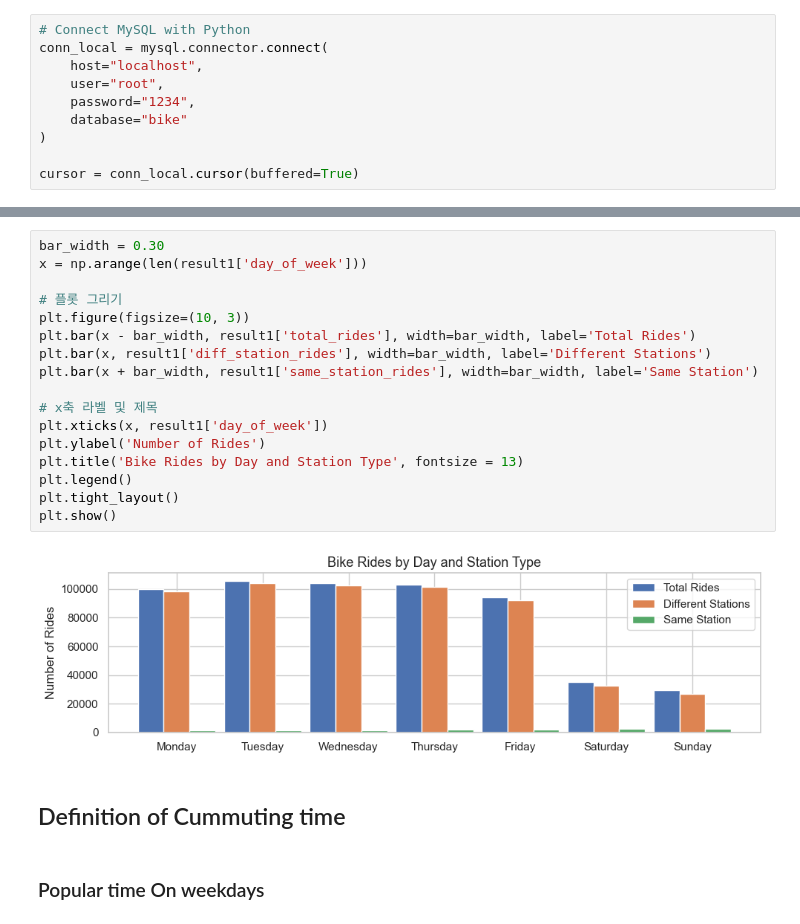
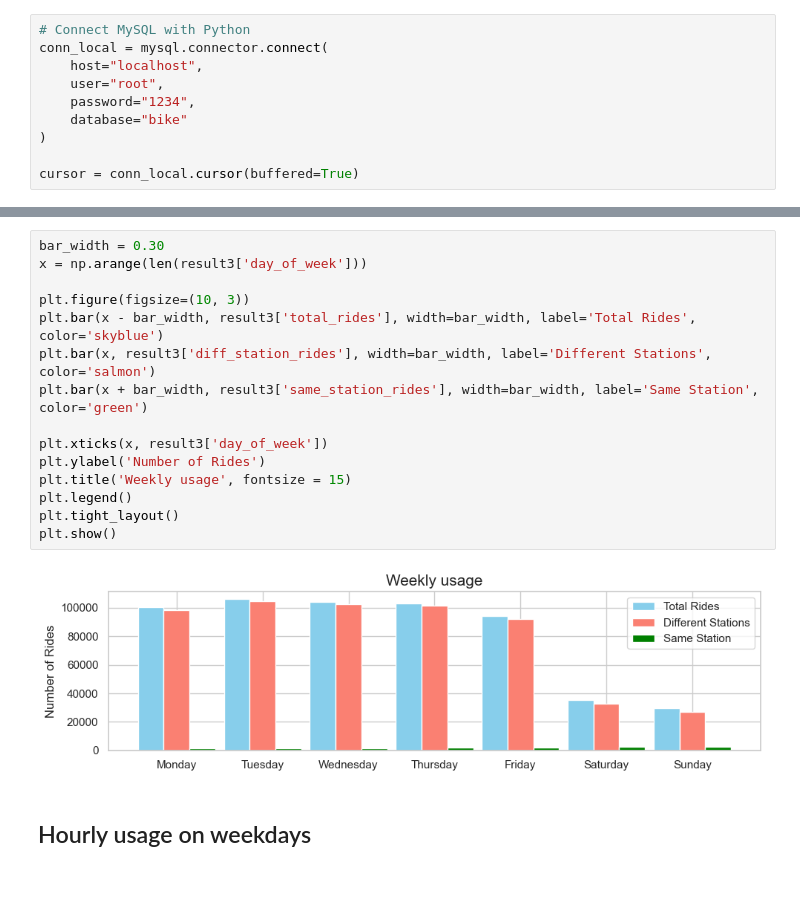
Before and after one commit to joanna-jaeeun/San-Francisco-bike-share-analysis, a Jupyter notebook: San Fransico Bike Share Analysis.ipynb, the cells around one changed output, grey strips where cells are left out. Cells and saved outputs as stored; diff of their text form; blank space fills up the shorter version.

```diff
--- a/San Fransico Bike Share Analysis.ipynb
+++ b/San Fransico Bike Share Analysis.ipynb
@@ -94,27 +92,23 @@ result1
 | 6 | Sunday | 29558 | 26999.0 | 2559.0 |
 # %%
 bar_width = 0.30
-x = np.arange(len(result1['day_of_week']))
+x = np.arange(len(result3['day_of_week']))
 
-# 플롯 그리기
 plt.figure(figsize=(10, 3))
-plt.bar(x - bar_width, result1['total_rides'], width=bar_width, label='Total Rides')
-plt.bar(x, result1['diff_station_rides'], width=bar_width, label='Different Stations')
-plt.bar(x + bar_width, result1['same_station_rides'], width=bar_width, label='Same Station')
+plt.bar(x - bar_width, result3['total_rides'], width=bar_width, label='Total Rides', color='skyblue')
+plt.bar(x, result3['diff_station_rides'], width=bar_width, label='Different Stations',  color='salmon')
+plt.bar(x + bar_width, result3['same_station_rides'], width=bar_width, label='Same Station', color='green')
 
-# x축 라벨 및 제목
-plt.xticks(x, result1['day_of_week'])
+plt.xticks(x, result3['day_of_week'])
 plt.ylabel('Number of Rides')
-plt.title('Bike Rides by Day and Station Type', fontsize = 13)
+plt.title('Weekly usage', fontsize = 15)
 plt.legend()
 plt.tight_layout()
 plt.show()
 # %% [output]
-[figure, old version]
+[figure, new version]
-# %% [markdown]
-## Definition of Cummuting time
 # %% [markdown]
-### Popular time On weekdays
+## Hourly usage on weekdays
 # %%
 # Origin station ≠ destination station
 # Day of the week: Monday to Friday (weekday)
```
Also changed, not shown: parts of 53 cells of this notebook.
